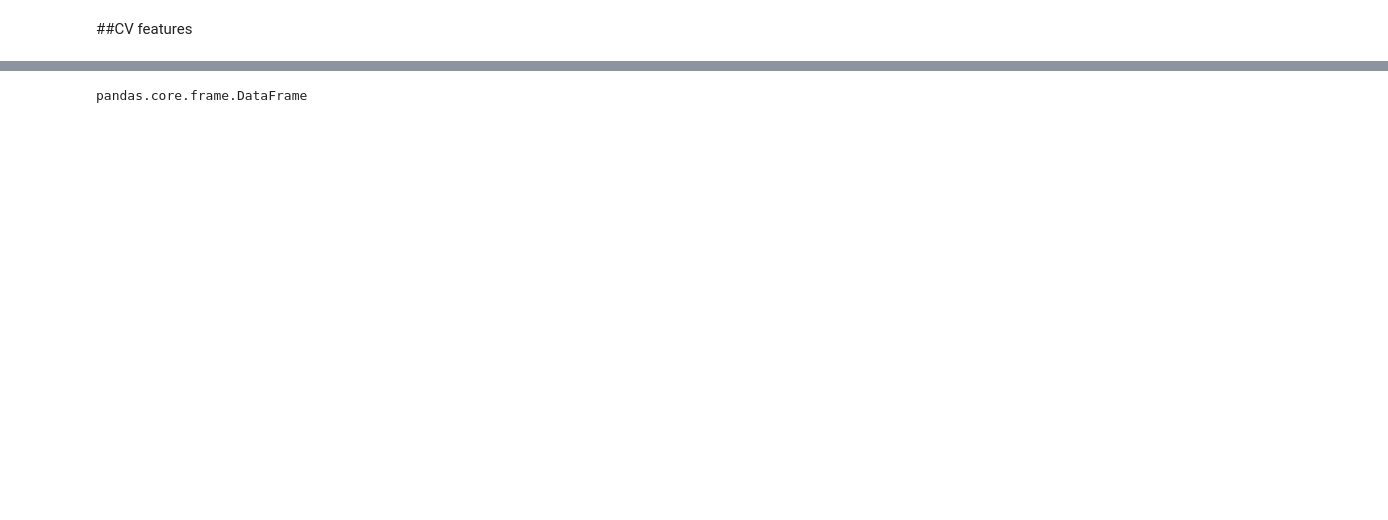
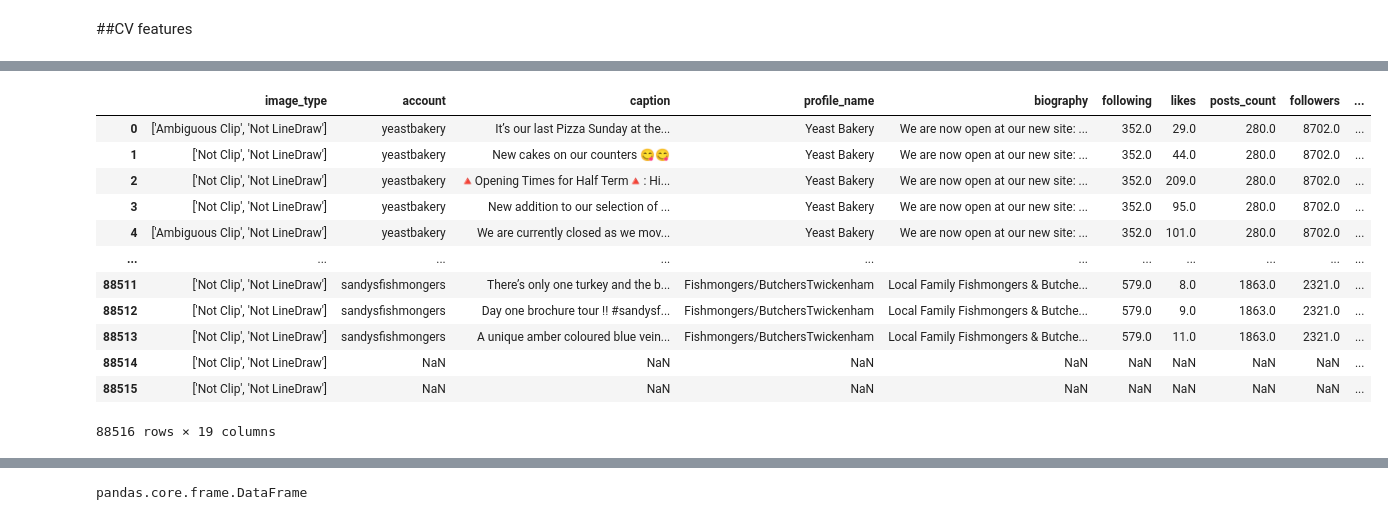
Before and after one commit to Zarmina97/NLP-project-, a Jupyter notebook: Models/CV/CV_features_Model_Building.ipynb, the cells around one changed output, grey strips where cells are left out. Saved outputs shown, nothing was run; the diff lists cells and outputs as text; code cells hidden in the pictures; blank space fills up the shorter version.

```diff
--- a/Models/CV/CV_features_Model_Building.ipynb
+++ b/Models/CV/CV_features_Model_Building.ipynb
@@ -31,2 +69,2 @@ path='C:\\Users\\jyoti\\Desktop\\NLP\\NLP_project\\NLP-project-\\'
 # %%
-df = pd.read_csv(path+ "Dataset\\df_final_cv.csv")
+df = pd.read_csv('/content/drive/MyDrive/NLP/CvFeatures.csv')
@@ -35,2 +70,0 @@ df = pd.read_csv(path+ "Dataset\\df_final_cv.csv")
-# %%
-df.drop(df.columns.difference(['tags','confidence_score','accent_color','is_bw','dominant_colors','bg_color','fore_color','likes']), 1, inplace=True)
@@ -52,0 +99,18 @@ df
+# %%
+df.drop(df.columns.difference(['account','profile_name','biography','image_type','caption','comments','tags','following','confidence_score','accent_color','is_bw','dominant_colors','bg_color','fore_color','posts_count','followers','tags','confidence_score','accent_color','is_bw','dominant_colors','bg_color','fore_color','industry','datetime','likes']), 1, inplace=True)
+# %%
+df
+# %% [output]
+|  | image_type | account | caption | profile_name | biography | following | likes | posts_count | followers | ... |
+| 0 | ['Ambiguous Clip', 'Not LineDraw'] | yeastbakery | It’s our last Pizza Sunday at the... | Yeast Bakery | We are now open at our new site: ... | 352.0 | 29.0 | 280.0 | 8702.0 | ... |
+| 1 | ['Not Clip', 'Not LineDraw'] | yeastbakery | New cakes on our counters 😋😋 | Yeast Bakery | We are now open at our new site: ... | 352.0 | 44.0 | 280.0 | 8702.0 | ... |
+| 2 | ['Not Clip', 'Not LineDraw'] | yeastbakery | 🔺Opening Times for Half Term🔺: Hi... | Yeast Bakery | We are now open at our new site: ... | 352.0 | 209.0 | 280.0 | 8702.0 | ... |
+| 3 | ['Not Clip', 'Not LineDraw'] | yeastbakery | New addition to our selection of ... | Yeast Bakery | We are now open at our new site: ... | 352.0 | 95.0 | 280.0 | 8702.0 | ... |
+| 4 | ['Ambiguous Clip', 'Not LineDraw'] | yeastbakery | We are currently closed as we mov... | Yeast Bakery | We are now open at our new site: ... | 352.0 | 101.0 | 280.0 | 8702.0 | ... |
+| ... | ... | ... | ... | ... | ... | ... | ... | ... | ... | ... |
+| 88511 | ['Not Clip', 'Not LineDraw'] | sandysfishmongers | There’s only one turkey and the b... | Fishmongers/ButchersTwickenham | Local Family Fishmongers & Butche... | 579.0 | 8.0 | 1863.0 | 2321.0 | ... |
+| 88512 | ['Not Clip', 'Not LineDraw'] | sandysfishmongers | Day one brochure tour !! #sandysf... | Fishmongers/ButchersTwickenham | Local Family Fishmongers & Butche... | 579.0 | 9.0 | 1863.0 | 2321.0 | ... |
+| 88513 | ['Not Clip', 'Not LineDraw'] | sandysfishmongers | A unique amber coloured blue vein... | Fishmongers/ButchersTwickenham | Local Family Fishmongers & Butche... | 579.0 | 11.0 | 1863.0 | 2321.0 | ... |
+| 88514 | ['Not Clip', 'Not LineDraw'] | NaN | NaN | NaN | NaN | NaN | NaN | NaN | NaN | ... |
+| 88515 | ['Not Clip', 'Not LineDraw'] | NaN | NaN | NaN | NaN | NaN | NaN | NaN | NaN | ... |
+88516 rows × 19 columns
```
Also changed, not shown: parts of 129 cells of this notebook, 1 other file.
